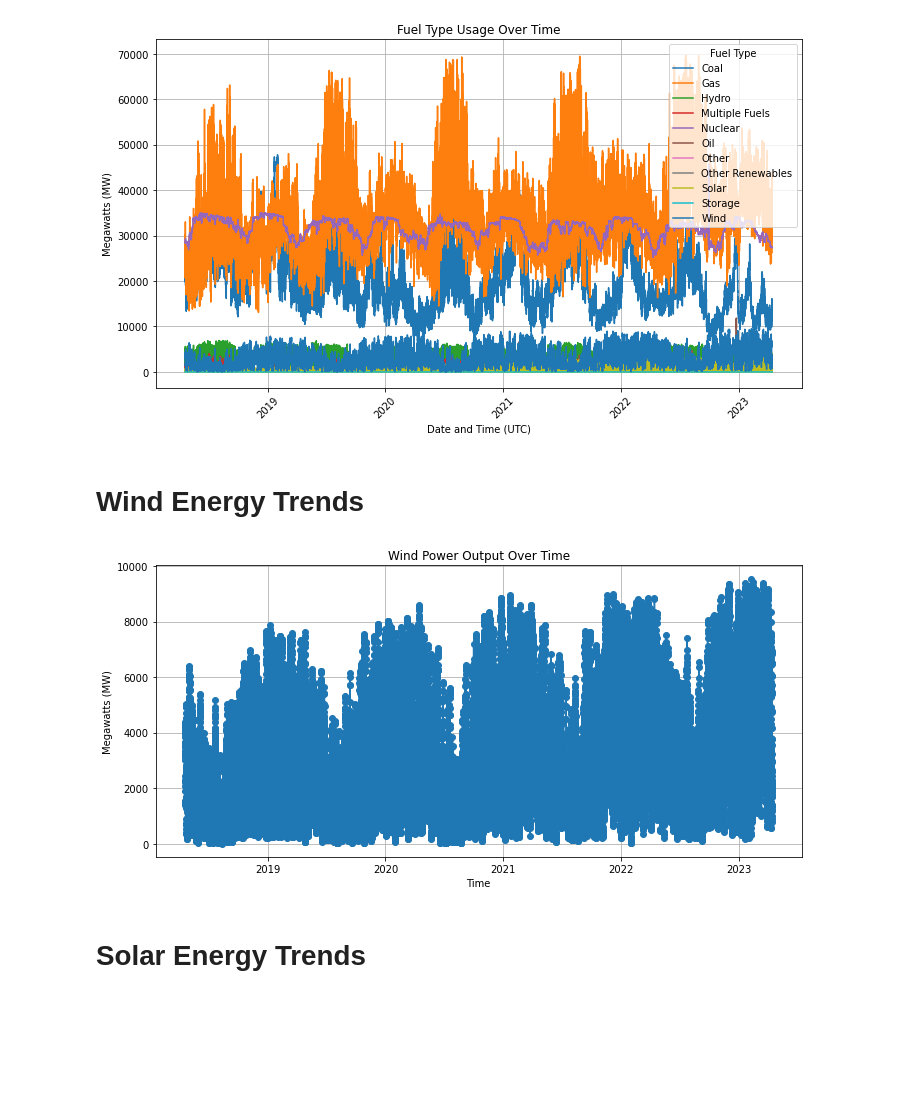
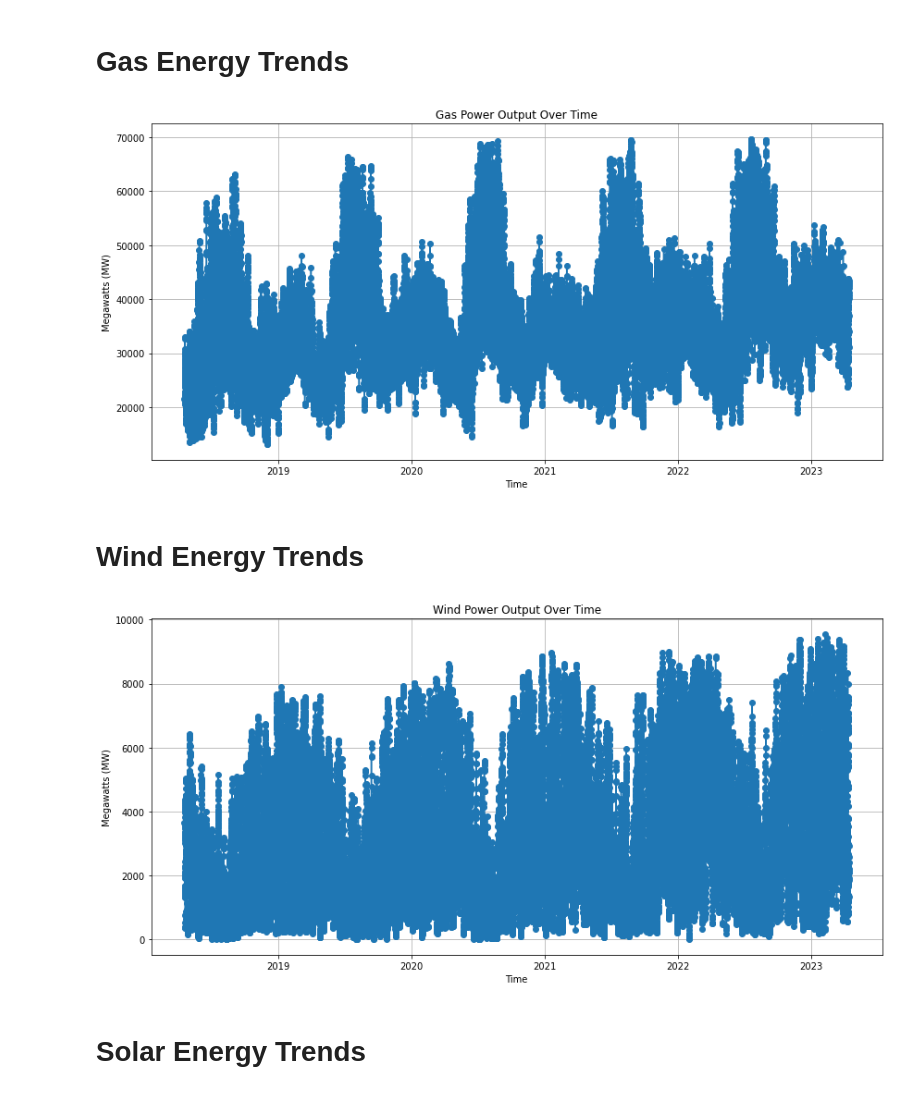
Before and after one commit to ochss/Energy, a Jupyter notebook: gen_fuel.ipynb, the cells around one changed output. Drawn from its saved outputs; the diff is of its cells as text; code cells hidden in the pictures; blank space fills up the shorter version.

```diff
--- a/gen_fuel.ipynb
+++ b/gen_fuel.ipynb
@@ -6,28 +30,24 @@ df = pd.read_csv("./data/04_19_2018_04_15_2023_energy_generation_by_type.csv")
+# %% [markdown]
+# Gas Energy Trends
 # %%
-df['datetime_beginning_utc'] = pd.to_datetime(df['datetime_beginning_utc'])
+gas_data = df[df['fuel_type'] == 'Gas']
 
-# Plotting
-plt.figure(figsize=(10, 6))
-for label, group_df in df.groupby('fuel_type'):
-    plt.plot(group_df['datetime_beginning_utc'], group_df['mw'], label=label)
-
-plt.title('Fuel Type Usage Over Time')
-plt.xlabel('Date and Time (UTC)')
+plt.figure(figsize=(12, 6))
+plt.plot(gas_data['datetime_beginning_utc'], gas_data['mw'], marker='o', linestyle='-')
+plt.title('Gas Power Output Over Time')
+plt.xlabel('Time')
 plt.ylabel('Megawatts (MW)')
-plt.legend(title='Fuel Type')
 plt.grid(True)
-plt.xticks(rotation=45)
 plt.tight_layout()
-
 plt.show()
 # %% [output]
-[figure, old version]
+[figure, new version]
 # %% [markdown]
 # Wind Energy Trends
 # %%
 wind_data = df[df['fuel_type'] == 'Wind']
 
-plt.figure(figsize=(10, 5))
+plt.figure(figsize=(12, 6))
 plt.plot(wind_data['datetime_beginning_utc'], wind_data['mw'], marker='o', linestyle='-')
 plt.title('Wind Power Output Over Time')
 plt.xlabel('Time')
@@ -36,7 +56,7 @@ plt.grid(True)
 plt.tight_layout()
 plt.show()
 # %% [output]
-[figure, old version]
+[figure, new version]
 # %% [markdown]
 # Solar Energy Trends
 # %%
```
Also changed, not shown: parts of 4 cells of this notebook.
